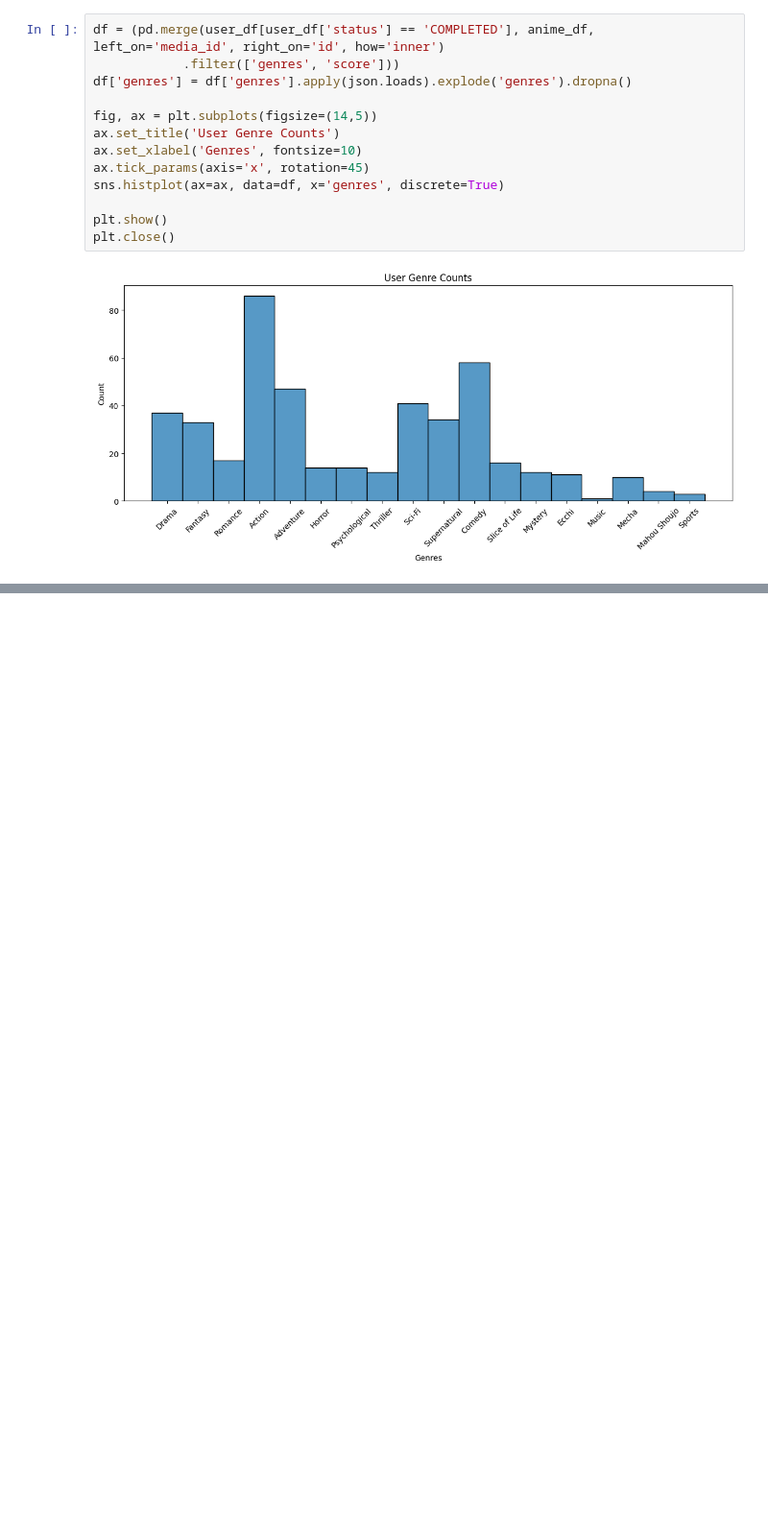
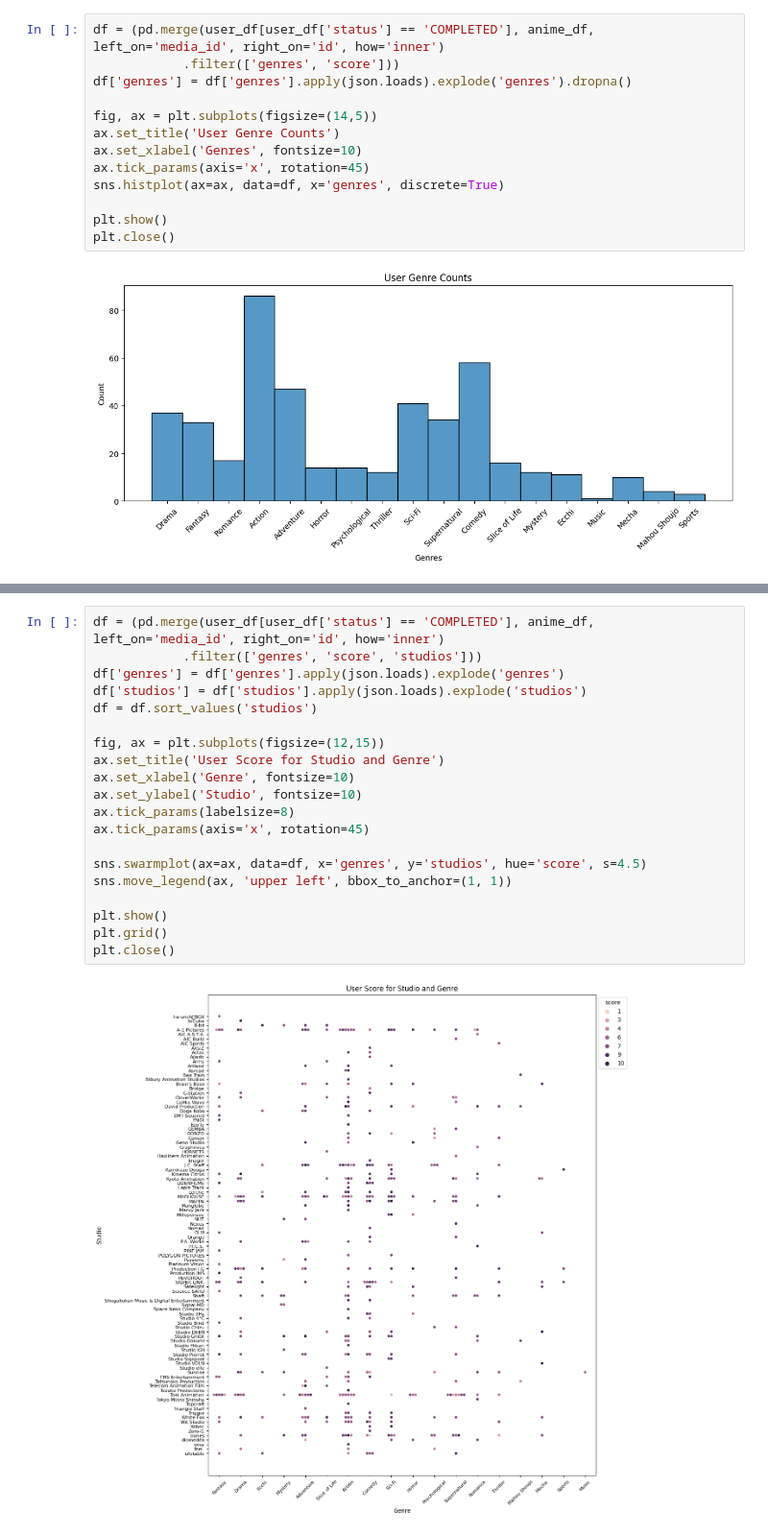
Before and after one commit to barrettotte/anilist-ml, a Jupyter notebook: explore.ipynb, the cells around one changed output, grey strips where cells are left out. Shown at 96% size. Saved outputs shown, nothing was run; the diff lists cells and outputs as text; blank space fills up the shorter version.

```diff
--- a/explore.ipynb
+++ b/explore.ipynb
@@ -198,0 +243,22 @@ plt.close()
+# %%
+df = (pd.merge(user_df[user_df['status'] == 'COMPLETED'], anime_df, left_on='media_id', right_on='id', how='inner')
+            .filter(['genres', 'score', 'studios']))
+df['genres'] = df['genres'].apply(json.loads).explode('genres')
+df['studios'] = df['studios'].apply(json.loads).explode('studios')
+df = df.sort_values('studios')
+
+fig, ax = plt.subplots(figsize=(12,15))
+ax.set_title('User Score for Studio and Genre')
+ax.set_xlabel('Genre', fontsize=10)
+ax.set_ylabel('Studio', fontsize=10)
+ax.tick_params(labelsize=8)
+ax.tick_params(axis='x', rotation=45)
+
+sns.swarmplot(ax=ax, data=df, x='genres', y='studios', hue='score', s=4.5)
+sns.move_legend(ax, 'upper left', bbox_to_anchor=(1, 1))
+
+plt.show()
+plt.grid()
+plt.close()
+# %% [output]
+[figure, added]
```
Also changed, not shown: parts of 4 cells of this notebook, 2 other files.
